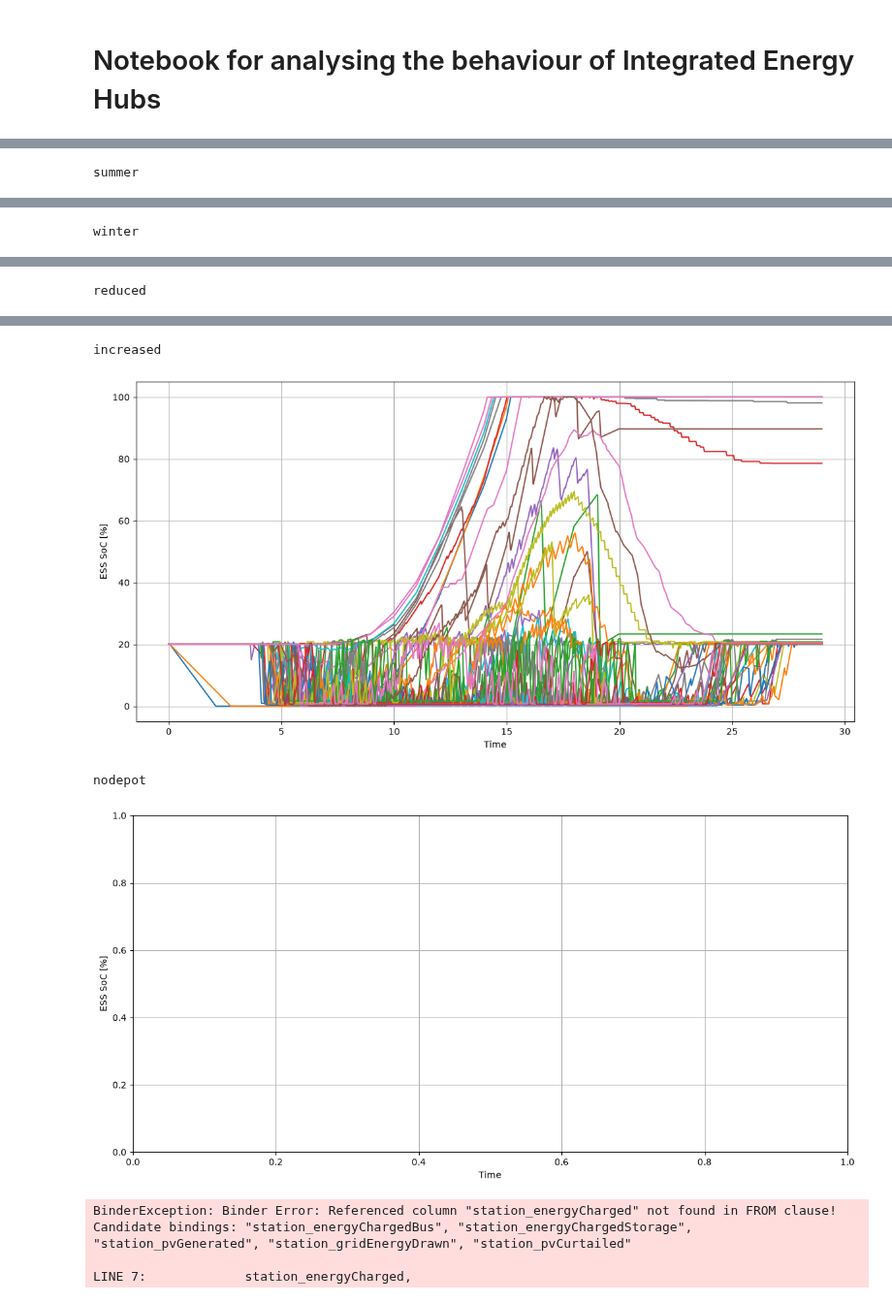
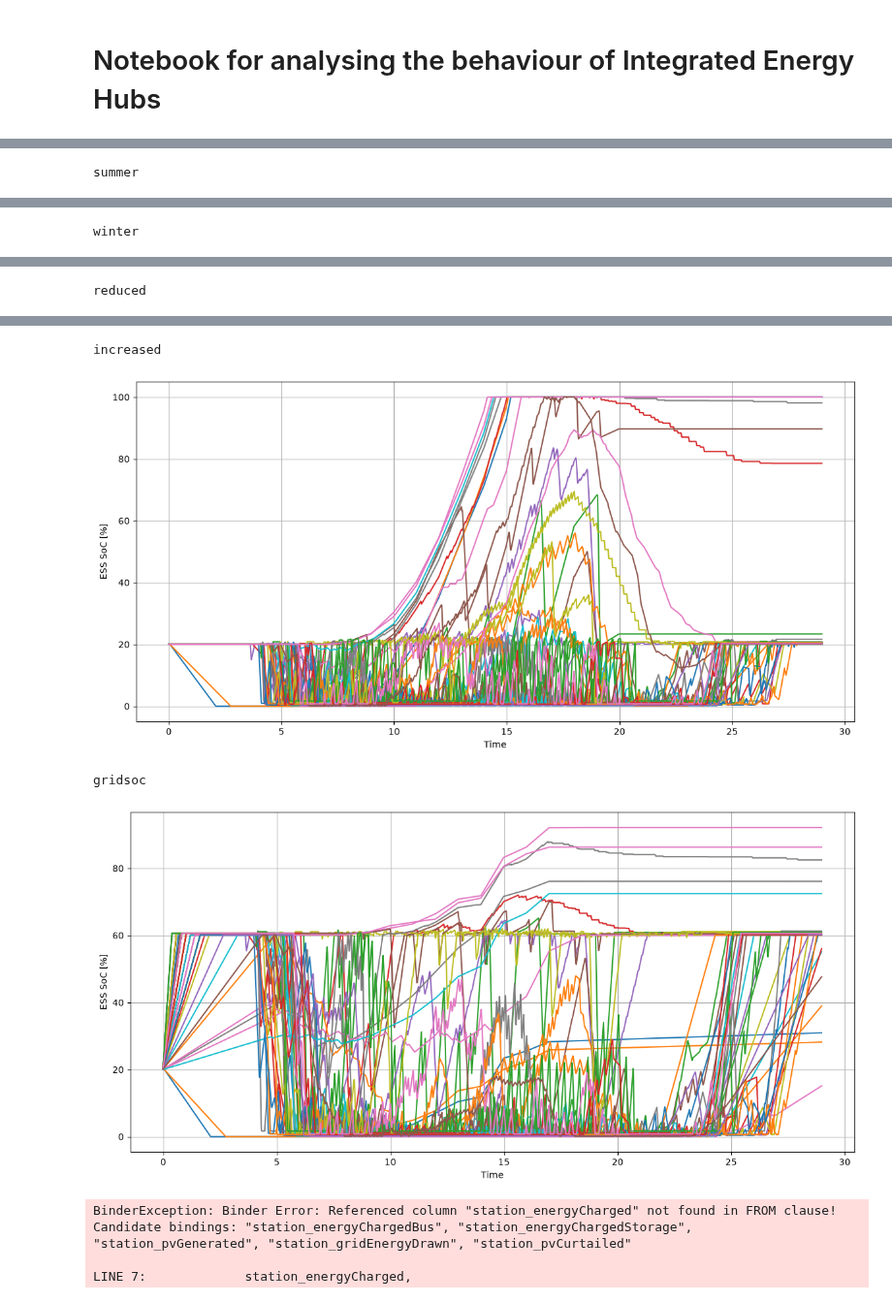
Before and after one commit to sven-vorg/best-ebus, a Jupyter notebook: scenario/eBuS/analysis/chargingstations/ieh_analysis.ipynb, the cells around one changed output, grey strips where cells are left out. Shown at 97% size. Cells and saved outputs as stored; diff of their text form; code cells hidden in the pictures.

```diff
--- a/scenario/eBuS/analysis/chargingstations/ieh_analysis.ipynb
+++ b/scenario/eBuS/analysis/chargingstations/ieh_analysis.ipynb
@@ -10,5 +10,8 @@ from matplotlib.collections import LineCollection
 import numpy as np
 import pandas as pd
 # %%
-# Globals
-DB_PATH =         r"../../database/eBuS.duckdb"
+DATABASE_PATH = "../../database/eBuS.duckdb"
+VEHICLE_DICT = {"Ebusco2.2electric12m": "Ebusco 2.2", "SolarisUrbino12electric": "Urbino 12", "SolarisUrbino18electric": "Urbino 18"}
+SCENARIOS = ["summer", "winter", "reduced", "increased", "gridsoc"]
+SEEDS = [65, 67, 68, 70, 75]
+OUTPUT_PATH = Path(r"C:\Users\svens\Nextcloud\Masterarbeit\Grafiken\FinalPlots")
@@ -15,7 +185,7 @@ DB_PATH =         r"../../database/eBuS.duckdb"
 # %%
-def ess_soc_over_time(output_dir=r"C:\Users\svens\Nextcloud\Masterarbeit\Grafiken\NewPlots"):
+def ess_soc_over_time(output_dir: Path):
 
-    con = duckdb.connect(DB_PATH)
+    con = duckdb.connect(DATABASE_PATH)
 
     df = con.execute(
         """
@@ -37,7 +207,7 @@ def ess_soc_over_time(output_dir=r"C:\Users\svens\Nextcloud\Masterarbeit\Grafike
     df["timestep_time"] = df["timestep_time"] / 3600
     df["station_essSoc_pct"] = df["station_essSoc"] / df["station_capacity"] * 100
 
-    for scenario in ["summer", "winter", "reduced", "increased", "nodepot"]:
+    for scenario in SCENARIOS:
             subset = df[df["scenario"] == scenario]
 
             fig, ax = plt.subplots(figsize=(12, 6))
@@ -50,36 +220,36 @@ def ess_soc_over_time(output_dir=r"C:\Users\svens\Nextcloud\Masterarbeit\Grafike
                     station_data["timestep_time"],
                     station_data["station_essSoc_pct"],
                     label=station_id
                 )
 
             ax.set_xlabel("Time")
             ax.set_ylabel("ESS SoC [%]")
             ax.grid(True)
 
             plt.tight_layout()
 
             fig.savefig(
                 os.path.join(
                     output_dir,
                     f"{scenario}_ess_over_time.pdf"
                 )
             )
 
             print(scenario)
             plt.show()
             plt.close(fig)
-ess_soc_over_time()
+ess_soc_over_time(OUTPUT_PATH)
 # %% [output]
 summer
 [figure]
 winter
 [figure]
 reduced
 [figure]
 increased
 [figure]
-nodepot
+gridsoc
-[figure, old version]
+[figure, new version]
 # %%
 def _charging_events_energy(events, time_grid):
     """Distribute each event's energy evenly over its duration and
```
Also changed, not shown: parts of 5 cells of this notebook, 1 other file.
